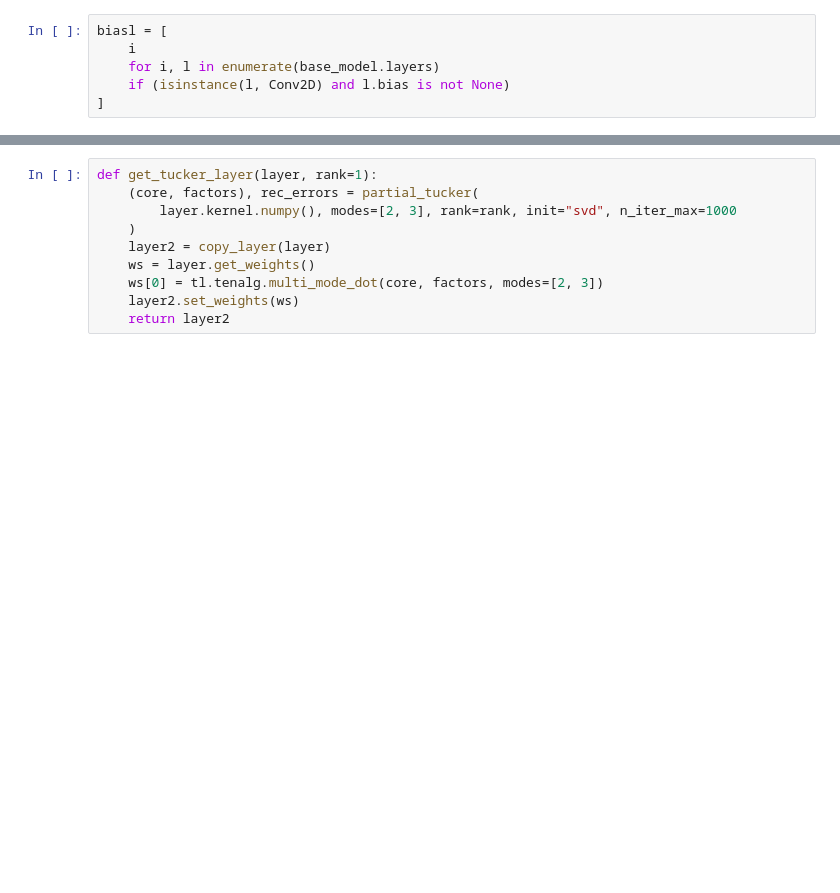
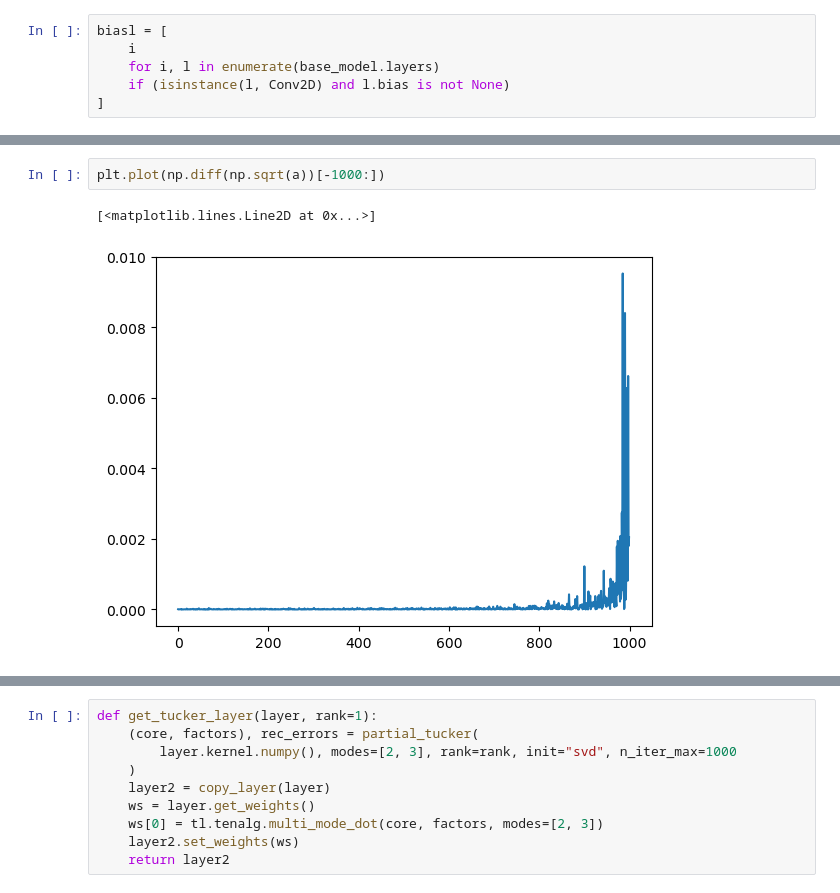
Before and after one commit to michaelpoluektov/tf-hybrid-pruning, a Jupyter notebook: cifar/Test.ipynb, the cells around one changed output, grey strips where cells are left out. Drawn from its saved outputs; the diff is of its cells as text; blank space fills up the shorter version.

```diff
--- a/cifar/Test.ipynb
+++ b/cifar/Test.ipynb
@@ -101,0 +174,5 @@ KeyboardInterrupt:
+# %%
+plt.plot(np.diff(np.sqrt(a))[-1000:])
+# %% [output]
+[<matplotlib.lines.Line2D at 0x...>]
+[figure, added]
```
Also changed, not shown: parts of 13 cells of this notebook, 2 other files.
